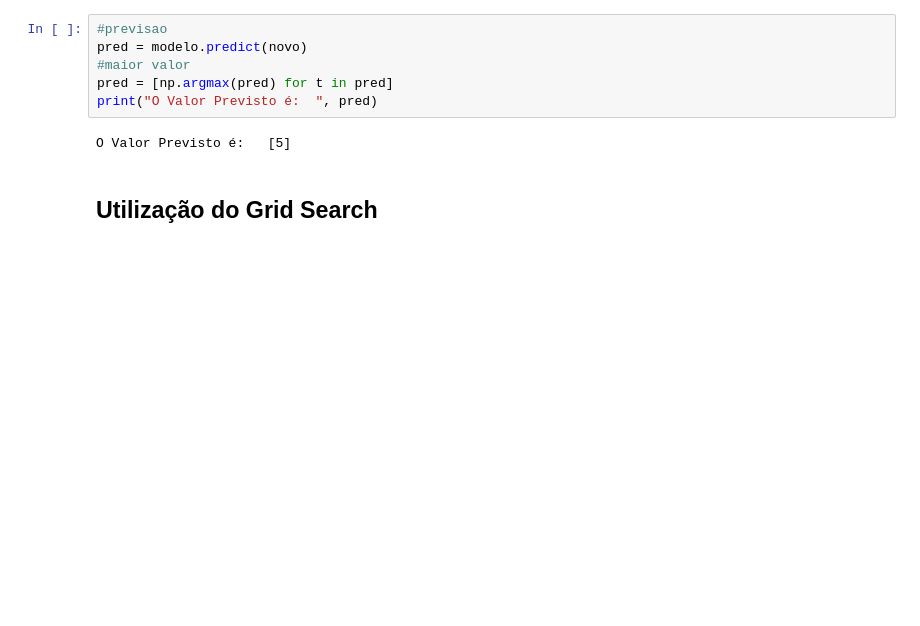
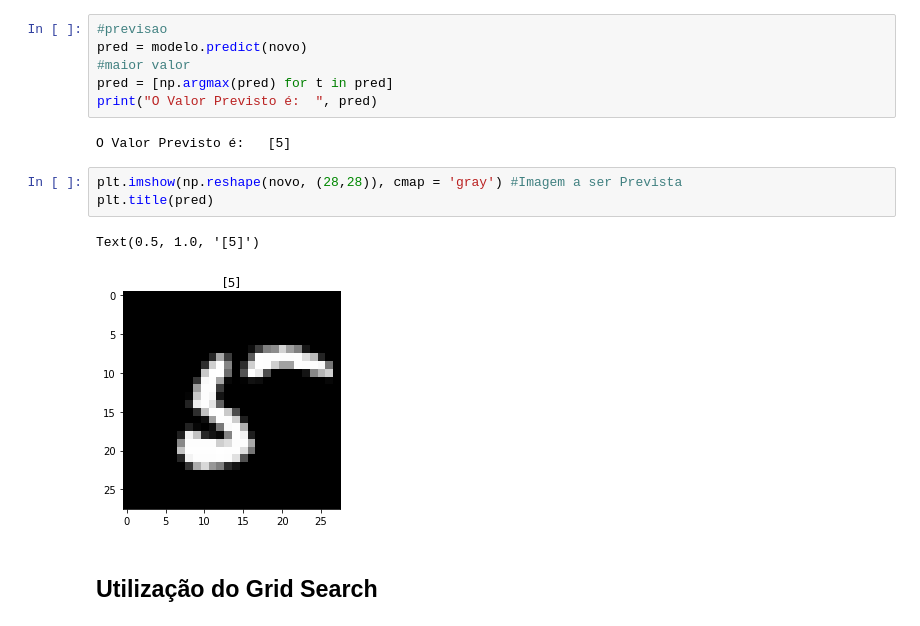
Before and after one commit to LealDias/Mentorama---Aulas, a Jupyter notebook: Lição de Casa - Tarefa 10.ipynb, the cells around one changed output. Saved outputs shown, nothing was run; the diff lists cells and outputs as text; blank space fills up the shorter version.

```diff
--- a/Lição de Casa - Tarefa 10.ipynb
+++ b/Lição de Casa - Tarefa 10.ipynb
@@ -243,6 +248,12 @@ pred = [np.argmax(pred) for t in pred]
 print("O Valor Previsto é:  ", pred)
 # %% [output]
 O Valor Previsto é:   [5]
+# %%
+plt.imshow(np.reshape(novo, (28,28)), cmap = 'gray') #Imagem a ser Prevista
+plt.title(pred)
+# %% [output]
+Text(0.5, 1.0, '[5]')
+[figure, added]
 # %% [markdown]
 ## Utilização do Grid Search
 # %%
```
Also changed, not shown: parts of 4 cells of this notebook.
